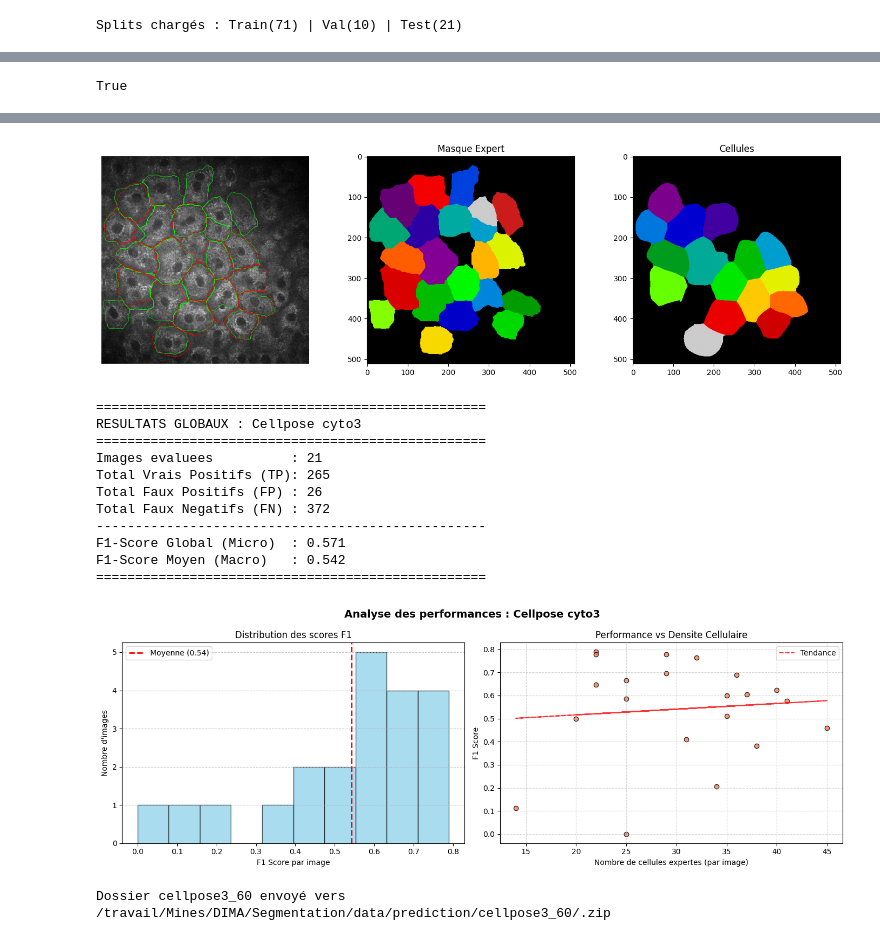
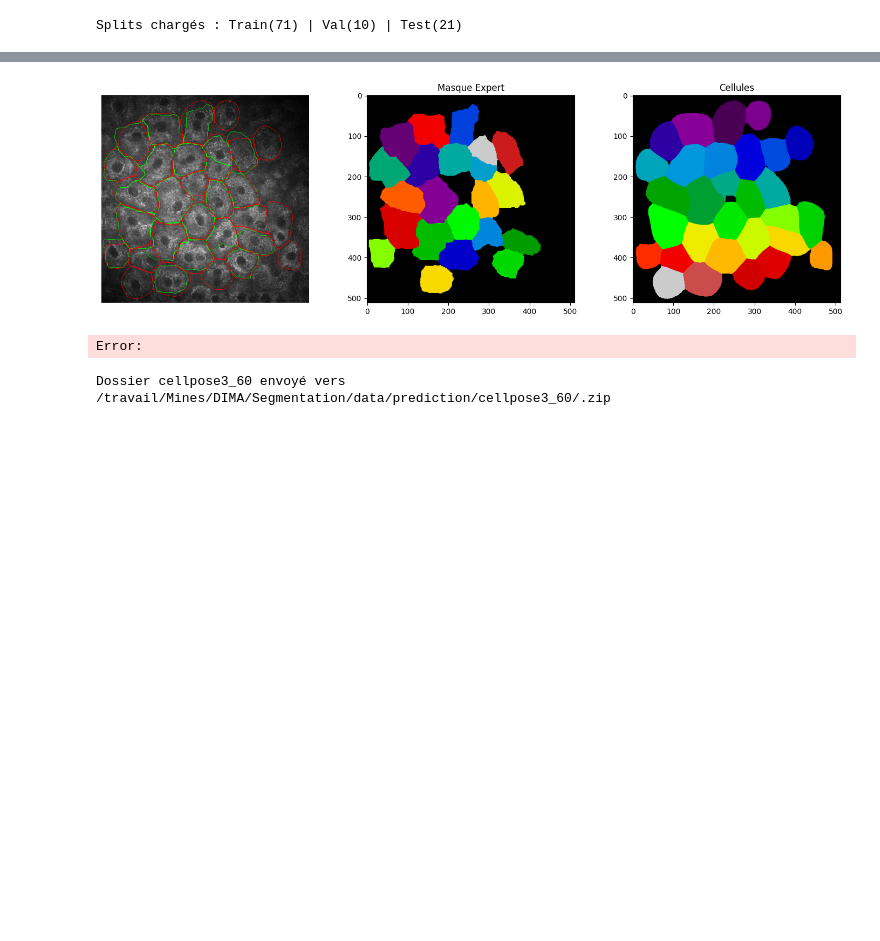
Before and after one commit to GautierGabriel/DIMA, a Jupyter notebook: scripts/cellpose4.ipynb, the cells around one changed output, grey strips where cells are left out. Drawn from its saved outputs; the diff is of its cells as text; code cells hidden in the pictures; blank space fills up the shorter version.

Commit message:
cellpose SAM model

```diff
--- a/scripts/cellpose4.ipynb
+++ b/scripts/cellpose4.ipynb
@@ -315,15 +324,8 @@ OutOfMemoryError: CUDA out of memory. Tried to allocate 16.00 MiB. GPU 0 has a t
-# %%
-oc.oc.put_file(
-    '/travail/Mines/DIMA/Segmentation/results/models/cyto3_60.pth',
-    model_path
-)
-# %% [output]
-True
 # %%
 io.logger_setup()
-model = models.CellposeModel(gpu=True, pretrained_model= './models/cyto3_60.pth')
+model = models.CellposeModel(gpu=True, pretrained_model='./models/cyto4_50.pth')
 
-output_dir = './data/prediction/cellpose3_60/'
+output_dir = './data/prediction/cellpose4_50/'
 os.makedirs(output_dir, exist_ok=True)
 
 ev = tool.Stats()
@@ -334,7 +336,7 @@ for img_id in ids_test:
     img = visualizer.load_data(img_id, mode='Image')
     true_mask = visualizer.load_data(img_id, mode='Cell')
 
-    masks, flows, styles = model.eval(img, channels=[0,0], resample=True)
+    masks, flows, styles = model.eval(img, resample=True)
 
     save_path = os.path.join(output_dir, f"{img_id}_Cell_pred.bmp")
     cv2.imwrite(save_path, masks)
@@ -354,14 +366,3 @@ df_final = ev.global_report(all_results, model_name="Cellpose cyto3")
-[figure, old version]
+[figure, new version]
-==================================================
-RESULTATS GLOBAUX : Cellpose cyto3
-==================================================
-Images evaluees          : 21
-Total Vrais Positifs (TP): 265
-Total Faux Positifs (FP) : 26
-Total Faux Negatifs (FN) : 372
---------------------------------------------------
-F1-Score Global (Micro)  : 0.571
-F1-Score Moyen (Macro)   : 0.542
-==================================================
-[figure, removed]
+Error:
 # %%
```
Also changed, not shown: parts of 5 cells of this notebook, 1 other file.
